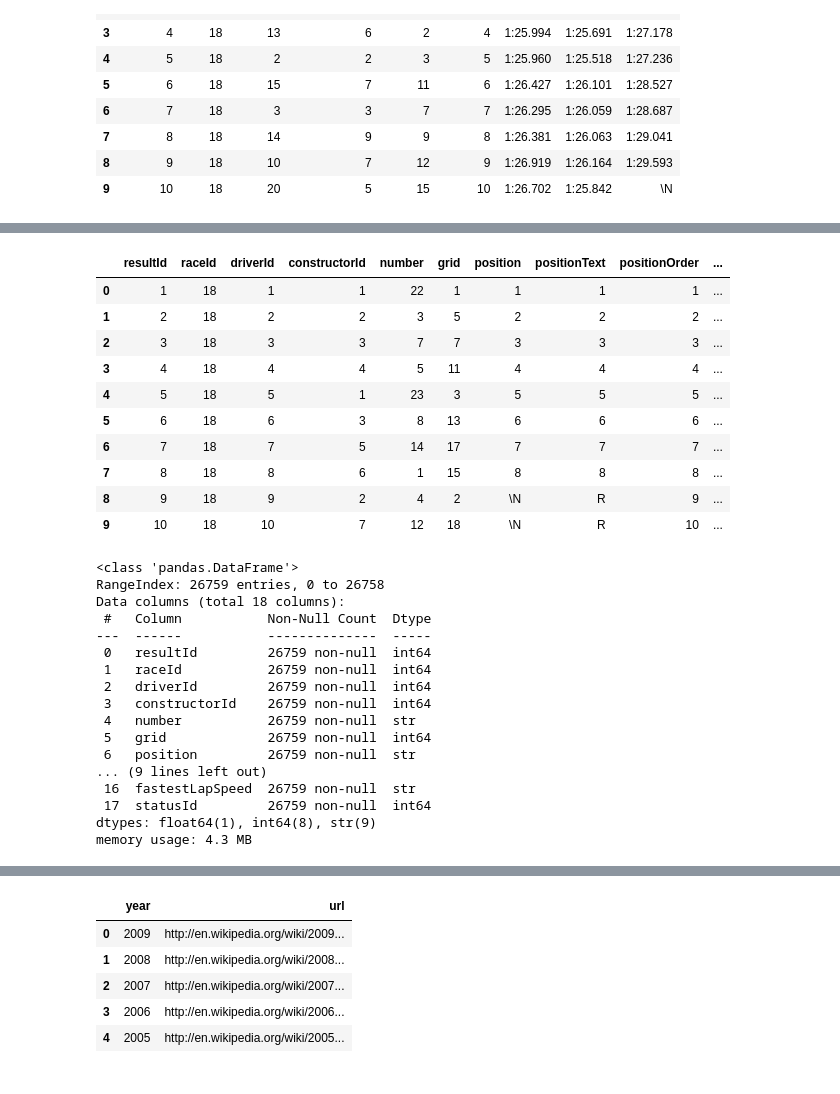
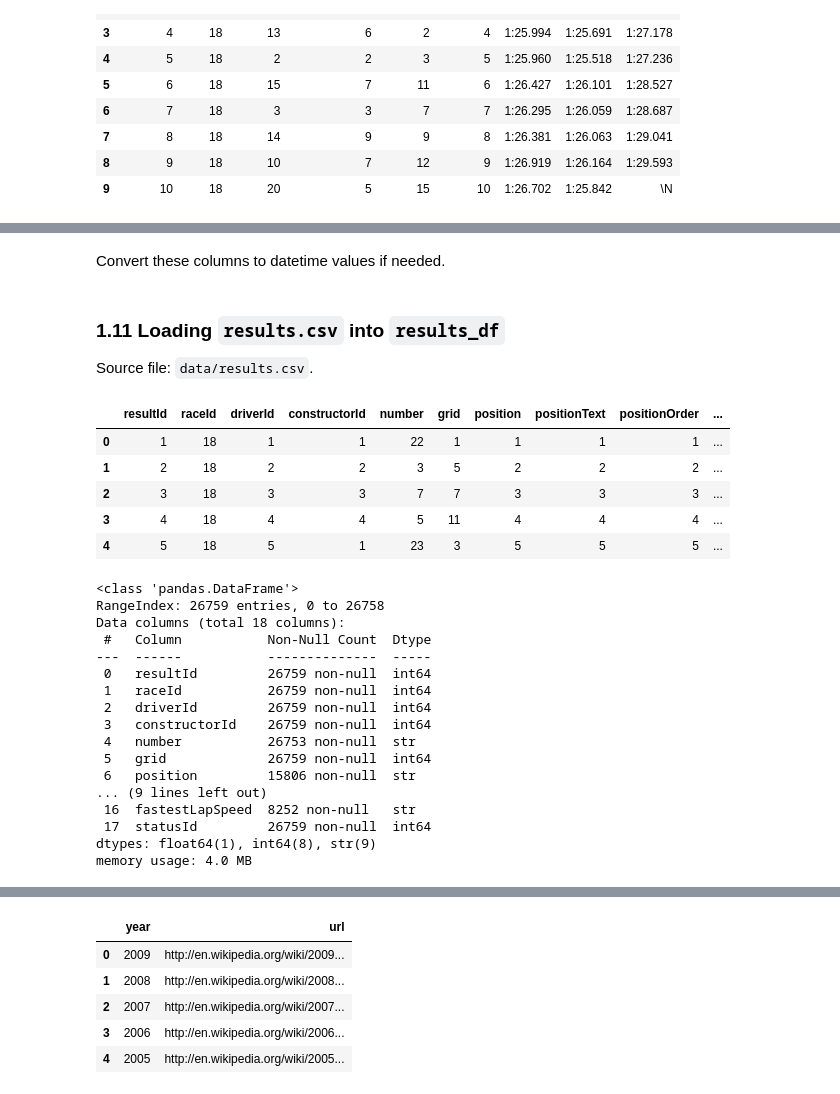
Before and after one commit to zacariasct4/DS_Monthly_Challenges, a Jupyter notebook: 02_formula1/main.ipynb, the cells around one changed output, grey strips where cells are left out. Cells and saved outputs as stored; diff of their text form; code cells hidden in the pictures.

```diff
--- a/02_formula1/main.ipynb
+++ b/02_formula1/main.ipynb
@@ -405,19 +684,21 @@ The `races_df` dataset has **18 variables** and supposedly **no missing values**
+# %% [markdown]
+Convert these columns to datetime values if needed.
+# %% [markdown]
+### 1.11 Loading `results.csv` into `results_df`
+
+Source file: `data/results.csv`.
 # %%
 results_df = pd.read_csv("data/results.csv")
-results_df.head(10)
+results_df.head()
 # %% [output]
 |  | resultId | raceId | driverId | constructorId | number | grid | position | positionText | positionOrder | ... |
 | 0 | 1 | 18 | 1 | 1 | 22 | 1 | 1 | 1 | 1 | ... |
 | 1 | 2 | 18 | 2 | 2 | 3 | 5 | 2 | 2 | 2 | ... |
 | 2 | 3 | 18 | 3 | 3 | 7 | 7 | 3 | 3 | 3 | ... |
 | 3 | 4 | 18 | 4 | 4 | 5 | 11 | 4 | 4 | 4 | ... |
 | 4 | 5 | 18 | 5 | 1 | 23 | 3 | 5 | 5 | 5 | ... |
-| 5 | 6 | 18 | 6 | 3 | 8 | 13 | 6 | 6 | 6 | ... |
-| 6 | 7 | 18 | 7 | 5 | 14 | 17 | 7 | 7 | 7 | ... |
-| 7 | 8 | 18 | 8 | 6 | 1 | 15 | 8 | 8 | 8 | ... |
-| 8 | 9 | 18 | 9 | 2 | 4 | 2 | \N | R | 9 | ... |
-| 9 | 10 | 18 | 10 | 7 | 12 | 18 | \N | R | 10 | ... |
 # %%
+results_df.replace(r'\N', np.nan, inplace=True)
 results_df.info()
 # %% [output]
 <class 'pandas.DataFrame'>
@@ -429,12 +710,12 @@ Data columns (total 18 columns):
  1   raceId           26759 non-null  int64
  2   driverId         26759 non-null  int64
  3   constructorId    26759 non-null  int64
- 4   number           26759 non-null  str
+ 4   number           26753 non-null  str
  5   grid             26759 non-null  int64
- 6   position         26759 non-null  str
+ 6   position         15806 non-null  str
 ... (9 lines left out)
- 16  fastestLapSpeed  26759 non-null  str
+ 16  fastestLapSpeed  8252 non-null   str
  17  statusId         26759 non-null  int64
 dtypes: float64(1), int64(8), str(9)
-memory usage: 4.3 MB
+memory usage: 4.0 MB
 # %% [markdown]
```
Also changed, not shown: parts of 190 cells of this notebook.
